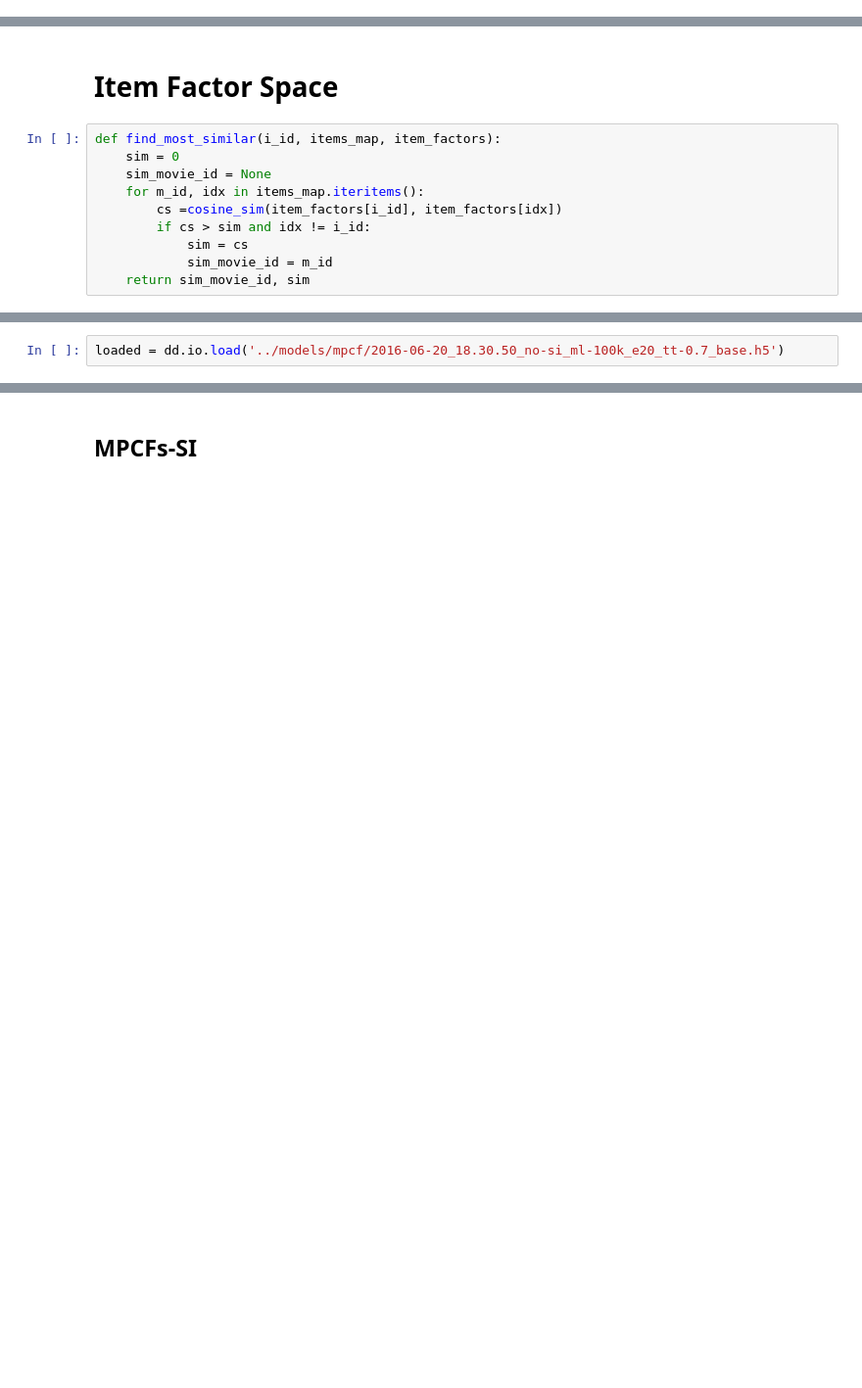
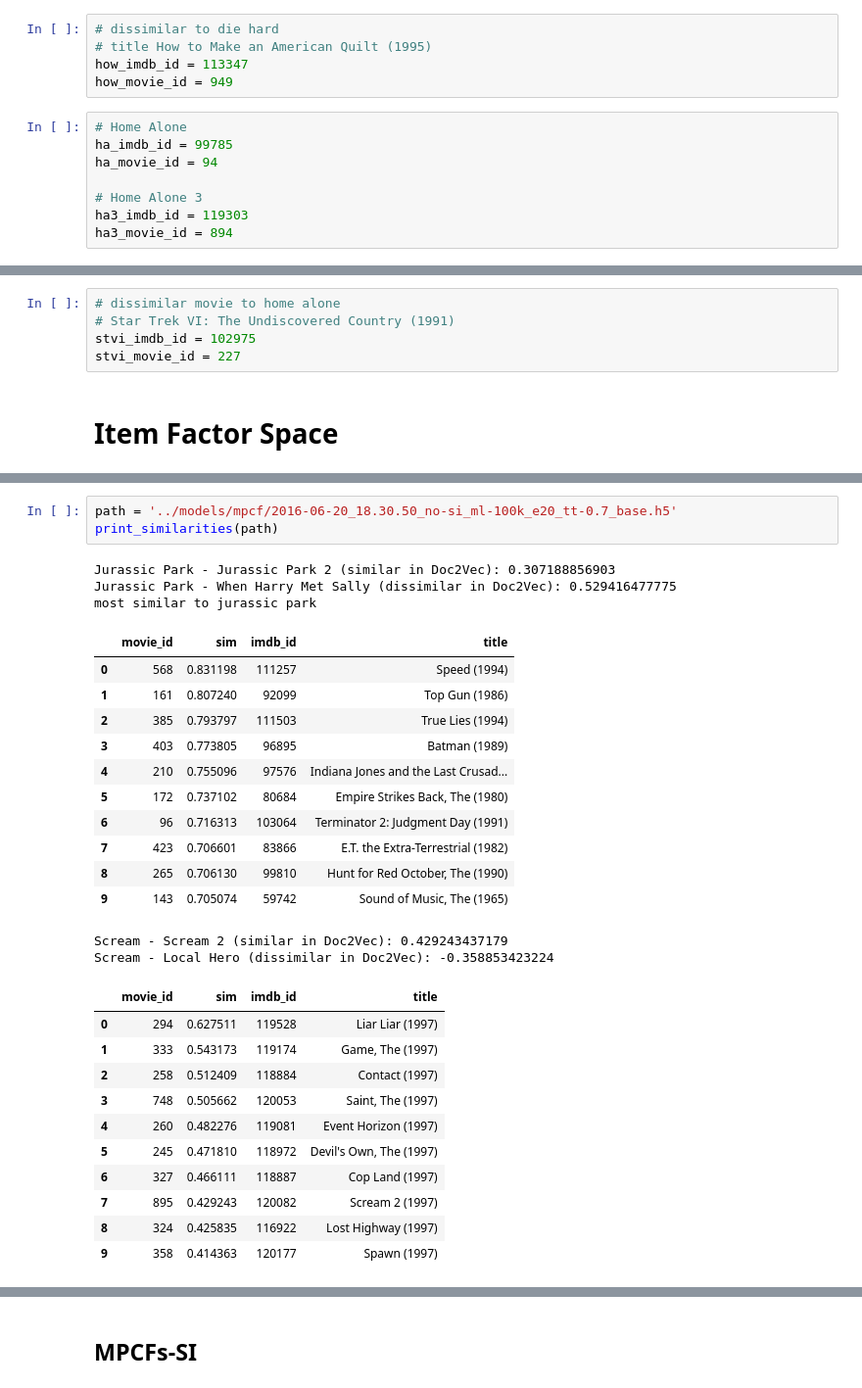
Before and after one commit to marcuniq/bsc-thesis, a Jupyter notebook: code/ipynb/similarity ml-100k.ipynb, the cells around one changed output, grey strips where cells are left out. Shown at 98% size. Drawn from its saved outputs; the diff is of its cells as text; blank space fills up the shorter version.

```diff
--- a/code/ipynb/similarity ml-100k.ipynb
+++ b/code/ipynb/similarity ml-100k.ipynb
@@ -114,0 +211,13 @@ pather_movie_id = 1449
+# %%
+# dissimilar to die hard
+# title How to Make an American Quilt (1995)
+how_imdb_id = 113347
+how_movie_id = 949
+# %%
+# Home Alone
+ha_imdb_id = 99785
+ha_movie_id = 94
+
+# Home Alone 3
+ha3_imdb_id = 119303
+ha3_movie_id = 894
@@ -115,12 +256,7 @@ pather_movie_id = 1449
+# %%
+# dissimilar movie to home alone
+# Star Trek VI: The Undiscovered Country (1991)
+stvi_imdb_id = 102975
+stvi_movie_id = 227
 # %% [markdown]
 # Item Factor Space
-# %%
-def find_most_similar(i_id, items_map, item_factors):
-    sim = 0
-    sim_movie_id = None
-    for m_id, idx in items_map.iteritems():
-        cs =cosine_sim(item_factors[i_id], item_factors[idx])
-        if cs > sim and idx != i_id:
-            sim = cs
-            sim_movie_id = m_id
-    return sim_movie_id, sim
@@ -129,2 +343,31 @@ def find_most_similar(i_id, items_map, item_factors):
 # %%
-loaded = dd.io.load('../models/mpcf/2016-06-20_18.30.50_no-si_ml-100k_e20_tt-0.7_base.h5')
+path = '../models/mpcf/2016-06-20_18.30.50_no-si_ml-100k_e20_tt-0.7_base.h5'
+print_similarities(path)
+# %% [output]
+Jurassic Park - Jurassic Park 2 (similar in Doc2Vec): 0.307188856903
+Jurassic Park - When Harry Met Sally (dissimilar in Doc2Vec): 0.529416477775
+most similar to jurassic park
+|  | movie_id | sim | imdb_id | title |
+| 0 | 568 | 0.831198 | 111257 | Speed (1994) |
+| 1 | 161 | 0.807240 | 92099 | Top Gun (1986) |
+| 2 | 385 | 0.793797 | 111503 | True Lies (1994) |
+| 3 | 403 | 0.773805 | 96895 | Batman (1989) |
+| 4 | 210 | 0.755096 | 97576 | Indiana Jones and the Last Crusad... |
+| 5 | 172 | 0.737102 | 80684 | Empire Strikes Back, The (1980) |
+| 6 | 96 | 0.716313 | 103064 | Terminator 2: Judgment Day (1991) |
+| 7 | 423 | 0.706601 | 83866 | E.T. the Extra-Terrestrial (1982) |
+| 8 | 265 | 0.706130 | 99810 | Hunt for Red October, The (1990) |
+| 9 | 143 | 0.705074 | 59742 | Sound of Music, The (1965) |
+Scream - Scream 2 (similar in Doc2Vec): 0.429243437179
+Scream - Local Hero (dissimilar in Doc2Vec): -0.358853423224
+|  | movie_id | sim | imdb_id | title |
+| 0 | 294 | 0.627511 | 119528 | Liar Liar (1997) |
+| 1 | 333 | 0.543173 | 119174 | Game, The (1997) |
+| 2 | 258 | 0.512409 | 118884 | Contact (1997) |
+| 3 | 748 | 0.505662 | 120053 | Saint, The (1997) |
+| 4 | 260 | 0.482276 | 119081 | Event Horizon (1997) |
+| 5 | 245 | 0.471810 | 118972 | Devil's Own, The (1997) |
+| 6 | 327 | 0.466111 | 118887 | Cop Land (1997) |
+| 7 | 895 | 0.429243 | 120082 | Scream 2 (1997) |
+| 8 | 324 | 0.425835 | 116922 | Lost Highway (1997) |
+| 9 | 358 | 0.414363 | 120177 | Spawn (1997) |
```
Also changed, not shown: parts of 49 cells of this notebook, 6 other files.
